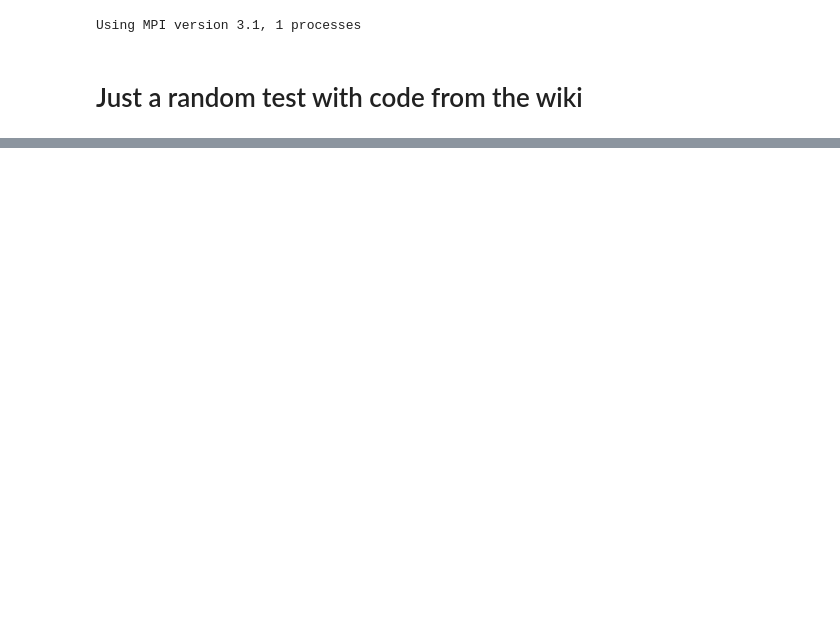
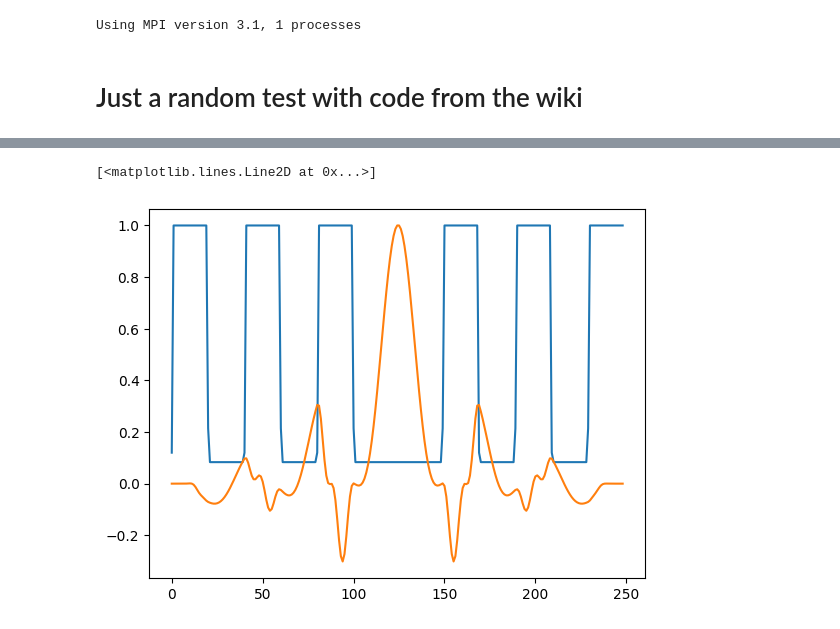
Before and after one commit to MechanicalPenguin225/quandelight, a Jupyter notebook: notebooks/discovering_meep.ipynb, the cells around one changed output, grey strips where cells are left out. Saved outputs shown, nothing was run; the diff lists cells and outputs as text; code cells hidden in the pictures; blank space fills up the shorter version.

```diff
--- a/notebooks/discovering_meep.ipynb
+++ b/notebooks/discovering_meep.ipynb
@@ -109,0 +382,11 @@ refl:, 0.32723406375034036 (real/imag), 0.32723381923768247 (complex), 0.3272330
+# %%
+eps_data = sim.get_array(center=mp.Vector3(), size=cell, component=mp.Dielectric)
+ex_data = sim.get_array(center=mp.Vector3(), size=cell, component=mp.Ex)
+
+
+
+plt.plot(eps_data/np.max(eps_data))
+plt.plot(ex_data/np.max(ex_data))
+# %% [output]
+[<matplotlib.lines.Line2D at 0x...>]
+[figure, added]
```
Also changed, not shown: parts of 12 cells of this notebook.
